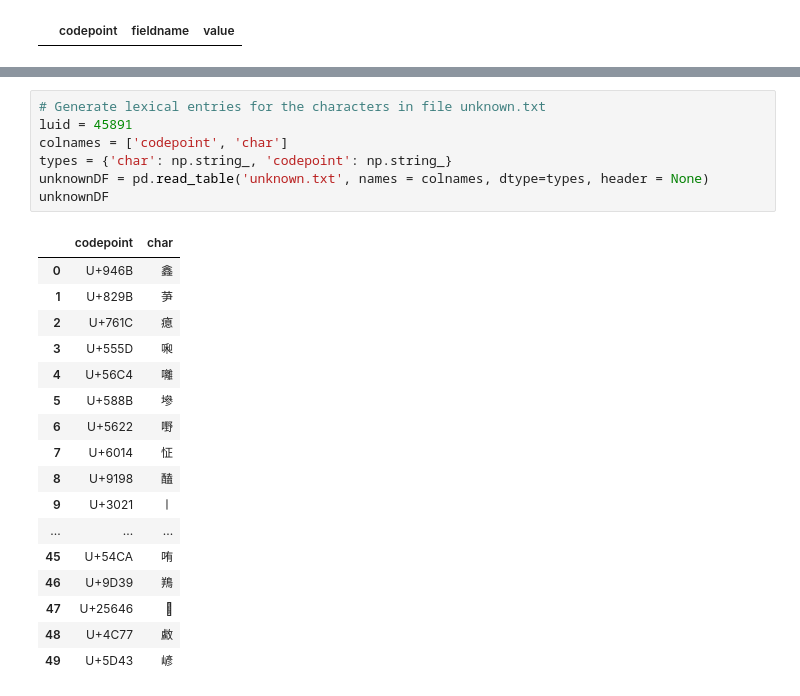
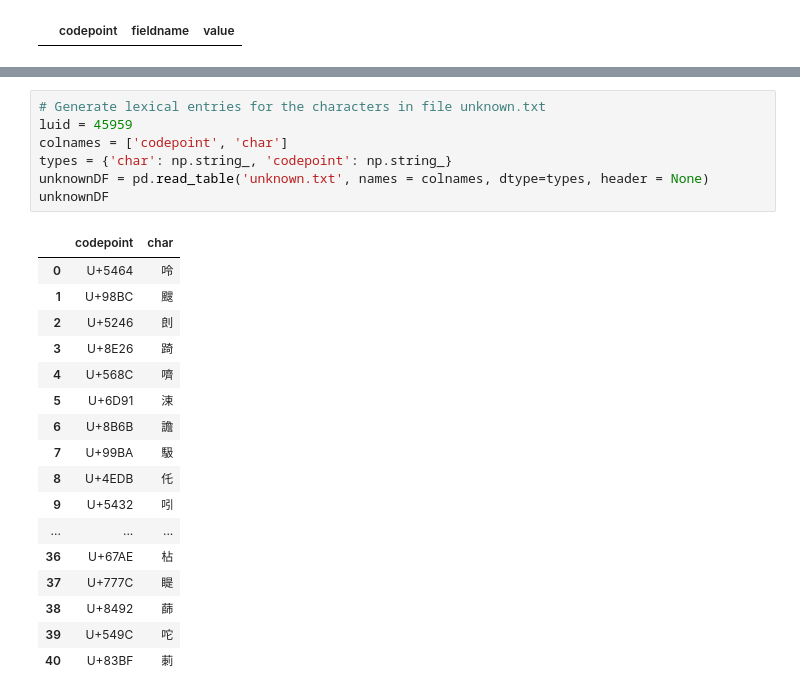
Before and after one commit to alexamies/chinesenotes.com, a Jupyter notebook: python/unihan.ipynb, the cells around one changed output, grey strips where cells are left out. Cells and saved outputs as stored; diff of their text form.

```diff
--- a/python/unihan.ipynb
+++ b/python/unihan.ipynb
@@ -100,28 +104,28 @@ noun
 # %%
 # Generate lexical entries for the characters in file unknown.txt
-luid = 45891
+luid = 45959
 colnames = ['codepoint', 'char']
 types = {'char': np.string_, 'codepoint': np.string_}
 unknownDF = pd.read_table('unknown.txt', names = colnames, dtype=types, header = None)
 unknownDF
 # %% [output]
 |  | codepoint | char |
-| 0 | U+946B | 鑫 |
-| 1 | U+829B | 芛 |
-| 2 | U+761C | 瘜 |
-| 3 | U+555D | 啝 |
-| 4 | U+56C4 | 囄 |
-| 5 | U+588B | 墋 |
-| 6 | U+5622 | 嘢 |
-| 7 | U+6014 | 怔 |
-| 8 | U+9198 | 醘 |
-| 9 | U+3021 | 〡 |
+| 0 | U+5464 | 呤 |
+| 1 | U+98BC | 颼 |
+| 2 | U+5246 | 剆 |
+| 3 | U+8E26 | 踦 |
+| 4 | U+568C | 嚌 |
+| 5 | U+6D91 | 涑 |
+| 6 | U+8B6B | 譫 |
+| 7 | U+99BA | 馺 |
+| 8 | U+4EDB | 仛 |
+| 9 | U+5432 | 吲 |
 | ... | ... | ... |
-| 45 | U+54CA | 哊 |
-| 46 | U+9D39 | 鴹 |
-| 47 | U+25646 | 𥙆 |
-| 48 | U+4C77 | 䱷 |
-| 49 | U+5D43 | 嵃 |
+| 36 | U+67AE | 枮 |
+| 37 | U+777C | 睼 |
+| 38 | U+8492 | 蒒 |
+| 39 | U+549C | 咜 |
+| 40 | U+83BF | 莿 |
 # %%
 unknownReadings = pd.merge(unknownDF, readings, on = "codepoint")
 unknownReadings.set_index("codepoint")
```
Also changed, not shown: parts of 9 cells of this notebook, 3 other files.
